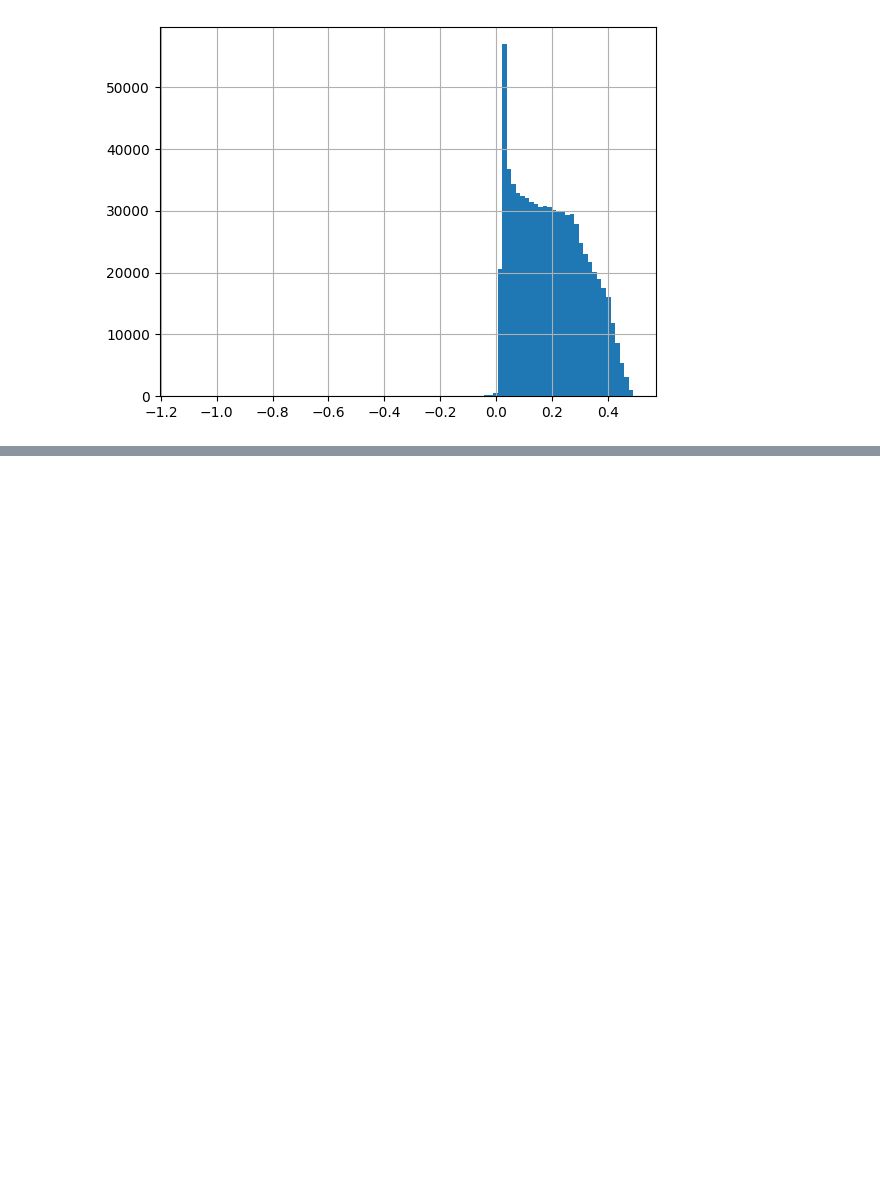
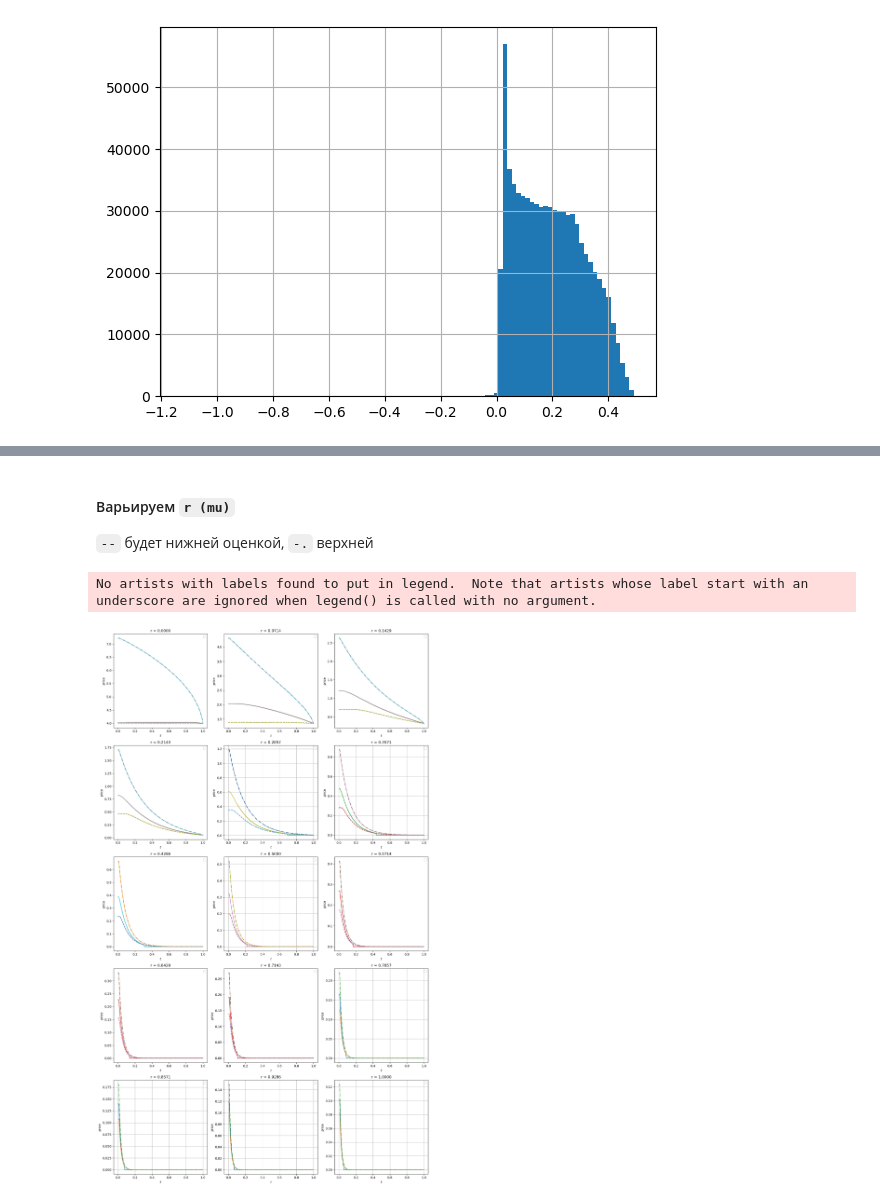
Before and after one commit to v0r0bi0v/AmericanOptionsPricingApproaches, a Jupyter notebook: Examples_2.ipynb, the cells around one changed output, grey strips where cells are left out. Drawn from its saved outputs; the diff is of its cells as text; code cells hidden in the pictures; blank space fills up the shorter version.

```diff
--- a/Examples_2.ipynb
+++ b/Examples_2.ipynb
@@ -278,0 +163,8 @@ NameError: name 'amc' is not defined
+# %%
+option_params = {
+    "asset0": 100.,
+    "sigma": 0.1,
+    "r": 0.5,
+    "strike": 100.,
+    "t": 1
+}
@@ -278,0 +173,36 @@ NameError: name 'amc' is not defined
+# %% [markdown]
+#### Варьируем `r (mu)`
+
+`--` будет нижней оценкой, `-.` верхней
+# %%
+r_linspace = np.linspace(0, 1, num = 15)
+# %%
+nums = len(r_linspace)
+
+nrows = 5
+ncols = 3
+fig, axes = plt.subplots(nrows=nrows, ncols=ncols, figsize=(15, 25))
+axes = axes.flatten()
+
+for idx, r_val in enumerate(r_linspace):
+    option_params["r"] = r_val
+
+    amc = PricerAmericanMonteCarlo(
+        sampler=GeometricBrownianMotionPutSampler(
+            cnt_trajectories=1_000_000,
+            cnt_times=100,
+            seed=345,
+            **option_params
+        ),
+        regularization_alpha=1e-3
+    )
+
+    ax = axes[idx]
+    amc.price(test=False, quiet=False, ax=ax)
+    ax.set_title(f"r = {r_val:.4f}")
+
+plt.tight_layout()
+plt.show()
+# %% [output]
+No artists with labels found to put in legend.  Note that artists whose label start with an underscore are ignored when legend() is called with no argument.
+[figure, added]
```
Also changed, not shown: parts of 43 cells of this notebook.
